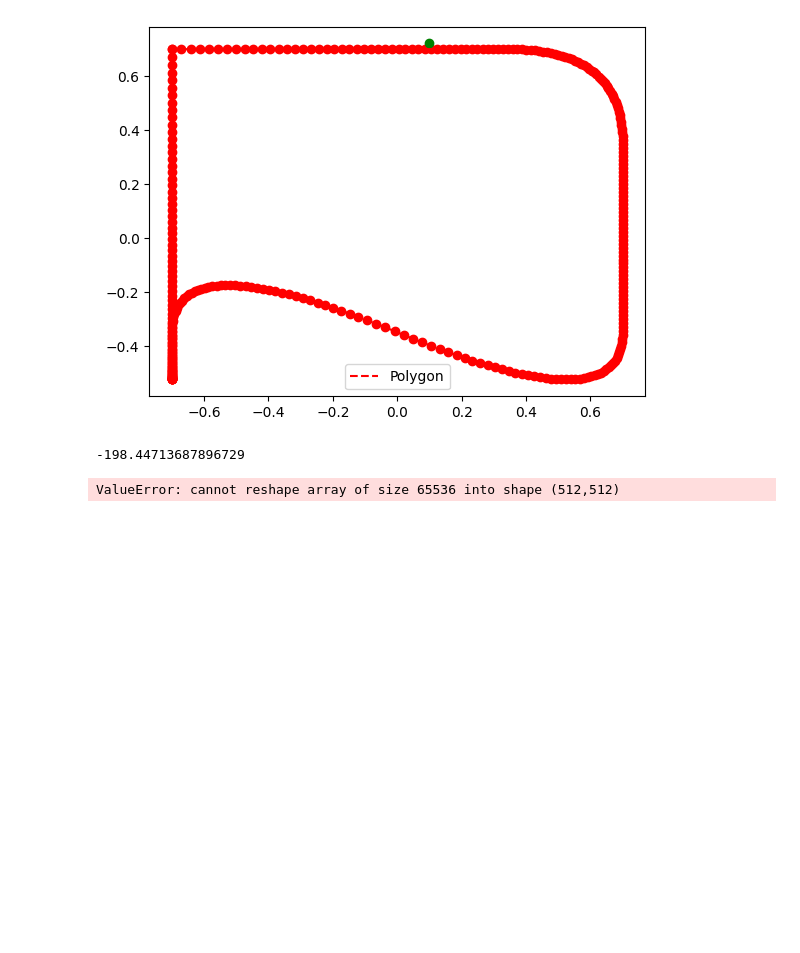
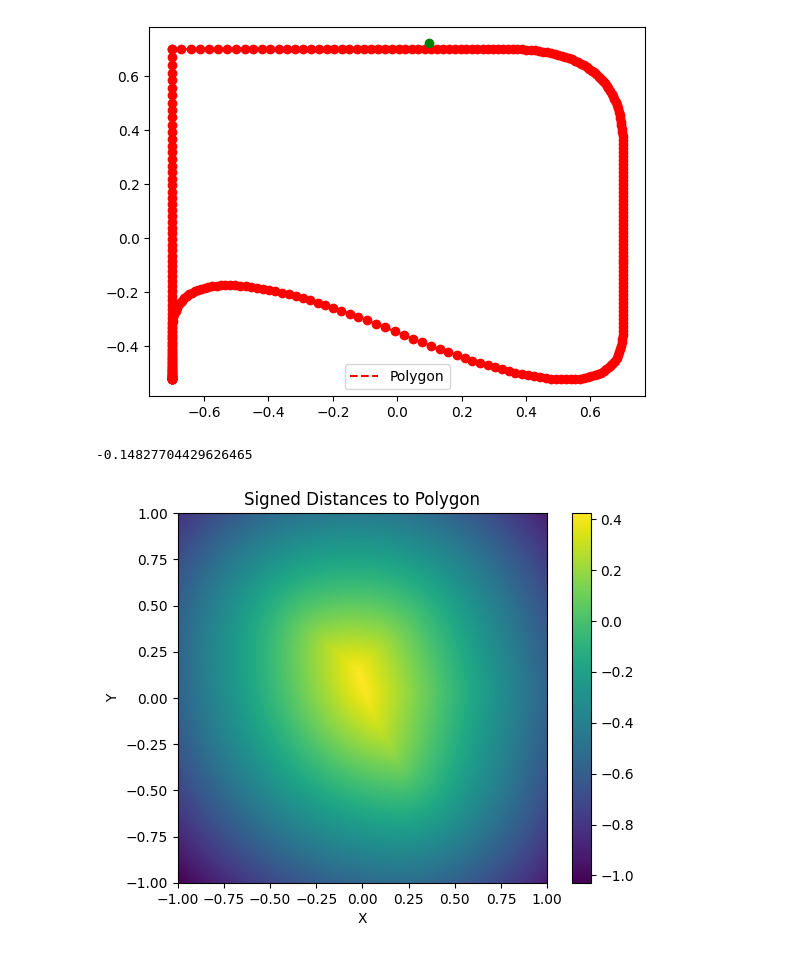
Before and after one commit to newton-raphson/sdftospline, a Jupyter notebook: notebooks/different_nurbs_packages.ipynb, the cells around one changed output. Cells and saved outputs as stored; diff of their text form; code cells hidden in the pictures; blank space fills up the shorter version.

```diff
--- a/notebooks/different_nurbs_packages.ipynb
+++ b/notebooks/different_nurbs_packages.ipynb
@@ -150,37 +223,39 @@ Signed distance for the point: 0.02099999999999999
 # %%
 # this works
 # Convert to 2D points and arrange in the acceptable form
 import time
-polygon_vertices = np.array([(x, y) for x, y, _ in curve_points])
+polygon_vertices = np.array([(x, y) for x, y in curve_points_lhs],dtype=np.float32)
 
 # Create a 256x256 grid
 x = np.linspace(-1, 1, 256)
 y = np.linspace(-1, 1, 256)
 xx, yy = np.meshgrid(x, y)
 grid_points = np.column_stack((xx.flatten(), yy.flatten()))
 
 # Compute signed distances for the grid points
 signed_distances = np.zeros_like(grid_points[:, 0])
 start_time = time.time()
+# signed_distances = calculate_signed_distances_parallel(polygon_vertices,grid_points)
+# retval = cv.pointPolygonTest(contour, pt, True)
 for i in range(grid_points.shape[0]):
     point = grid_points[i]
-    signed_distance = signed_distance_polygon(point, polygon_vertices)
+    signed_distance = cv.pointPolygonTest(polygon_vertices, point, True)
     signed_distances[i] = signed_distance
 end_time = time.time()
 print(start_time-end_time)
 # Reshape the signed distances into a 256x256 grid
-signed_distances_grid = signed_distances.reshape(512, 512)
+signed_distances_grid = signed_distances.reshape(256, 256)
 
 # Visualize the results
 plt.imshow(signed_distances_grid, cmap='viridis', extent=(-1, 1, -1, 1))
 plt.colorbar()
 plt.title('Signed Distances to Polygon')
 plt.xlabel('X')
 plt.ylabel('Y')
 plt.show()
 # %% [output]
--198.44713687896729
+-0.14827704429626465
-ValueError: cannot reshape array of size 65536 into shape (512,512)
+[figure, added]
 # %%
 # Visualize the results with signed distances between -0.1 and 0.1
 plt.imshow(signed_distances_grid, cmap='viridis', extent=(-1, 1, -1, 1))
```
Also changed, not shown: parts of 8 cells of this notebook, 3 other files.
